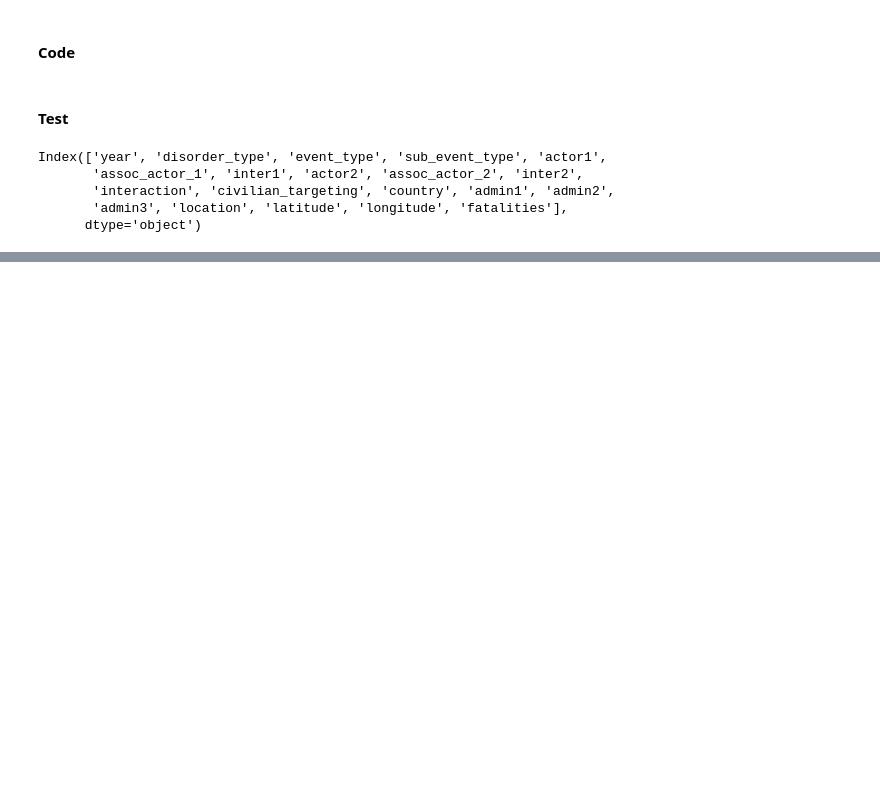
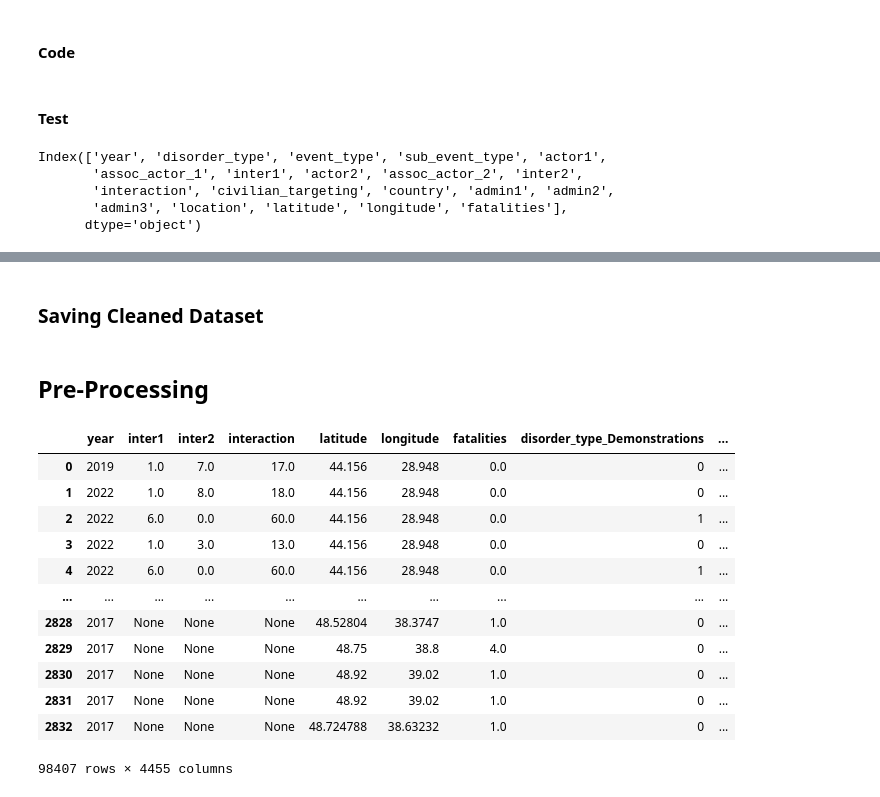
Before and after one commit to ludyy908/Ukraine_and_Russia_Civil_Attack_and_Sub-event_Prediction, a Jupyter notebook: Ukrain_and_Russia_victims_and_subevent_predictor.ipynb, the cells around one changed output, grey strips where cells are left out. Saved outputs shown, nothing was run; the diff lists cells and outputs as text; code cells hidden in the pictures; blank space fills up the shorter version.

Commit message:
Cleaned dataset

```diff
--- a/Ukrain_and_Russia_victims_and_subevent_predictor.ipynb
+++ b/Ukrain_and_Russia_victims_and_subevent_predictor.ipynb
@@ -400,0 +497,5 @@ Index(['year', 'disorder_type', 'event_type', 'sub_event_type', 'actor1',
+# %%
+# Imputing 'nan' value with 'None'
+df2.assoc_actor_1 = df2.assoc_actor_1.apply(lambda x: 'None' if 'nan' in x else x)
+df2.assoc_actor_2 = df2.assoc_actor_2.apply(lambda x: 'None' if 'nan' in x else x)
+df2.assoc_actor_1.value_counts()
@@ -400,0 +515,4 @@ Index(['year', 'disorder_type', 'event_type', 'sub_event_type', 'actor1',
+# %%
+# Concatenating the two dataframes
+df = pd.concat([df2, df1], axis = 0)
+df.info()
@@ -400,0 +553,7 @@ Index(['year', 'disorder_type', 'event_type', 'sub_event_type', 'actor1',
+# %%
+def isNaNtoNone(column):
+    column = column.apply(lambda x: 'None' if pd.isna(x) else x)
+    return column
+# %%
+for i in df.columns:
+    df[i] = isNaNtoNone(df[i])
@@ -400,0 +583,2 @@ Index(['year', 'disorder_type', 'event_type', 'sub_event_type', 'actor1',
+# %% [markdown]
+### Saving Cleaned Dataset
@@ -400,0 +587,23 @@ Index(['year', 'disorder_type', 'event_type', 'sub_event_type', 'actor1',
+# %% [markdown]
+## Pre-Processing
+# %%
+# Use one-hot encoding preparing the data
+features = ['disorder_type', 'event_type', 'sub_event_type', 'actor1',
+       'assoc_actor_1', 'actor2', 'assoc_actor_2', 'civilian_targeting', 'country', 'admin1', 'admin2',
+       'admin3', 'location']
+df_encoded = pd.get_dummies(df, columns = features)
+df_encoded
+# %% [output]
+|  | year | inter1 | inter2 | interaction | latitude | longitude | fatalities | disorder_type_Demonstrations | ... |
+| 0 | 2019 | 1.0 | 7.0 | 17.0 | 44.156 | 28.948 | 0.0 | 0 | ... |
+| 1 | 2022 | 1.0 | 8.0 | 18.0 | 44.156 | 28.948 | 0.0 | 0 | ... |
+| 2 | 2022 | 6.0 | 0.0 | 60.0 | 44.156 | 28.948 | 0.0 | 1 | ... |
+| 3 | 2022 | 1.0 | 3.0 | 13.0 | 44.156 | 28.948 | 0.0 | 0 | ... |
+| 4 | 2022 | 6.0 | 0.0 | 60.0 | 44.156 | 28.948 | 0.0 | 1 | ... |
+| ... | ... | ... | ... | ... | ... | ... | ... | ... | ... |
+| 2828 | 2017 | None | None | None | 48.52804 | 38.3747 | 1.0 | 0 | ... |
+| 2829 | 2017 | None | None | None | 48.75 | 38.8 | 4.0 | 0 | ... |
+| 2830 | 2017 | None | None | None | 48.92 | 39.02 | 1.0 | 0 | ... |
+| 2831 | 2017 | None | None | None | 48.92 | 39.02 | 1.0 | 0 | ... |
+| 2832 | 2017 | None | None | None | 48.724788 | 38.63232 | 1.0 | 0 | ... |
+98407 rows × 4455 columns
```
Also changed, not shown: parts of 31 cells of this notebook, 3 other files.
